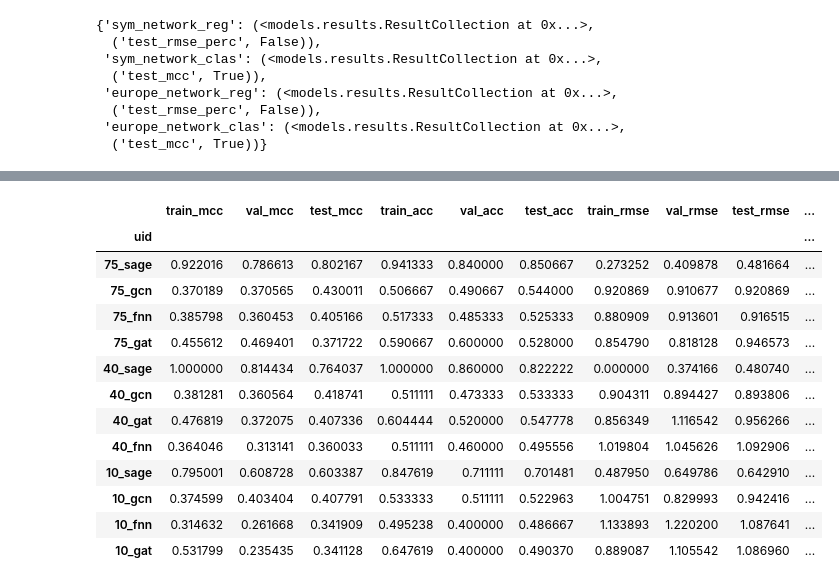
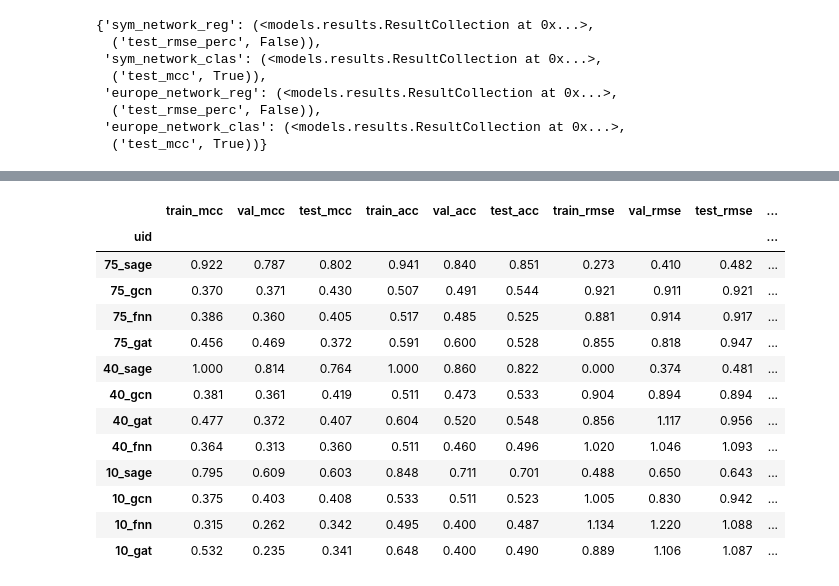
Before and after one commit to vibalcam/gnn-systemic-risk, a Jupyter notebook: notebooks/results.ipynb, the cells around one changed output, grey strips where cells are left out. Cells and saved outputs as stored; diff of their text form; code cells hidden in the pictures.

```diff
--- a/notebooks/results.ipynb
+++ b/notebooks/results.ipynb
@@ -144,17 +121,17 @@ r
 # %%
-r['sym_network_clas']
+r['sym_network_clas'].round(3)
 # %% [output]
 |  | train_mcc | val_mcc | test_mcc | train_acc | val_acc | test_acc | train_rmse | val_rmse | test_rmse | ... |
 | uid |  |  |  |  |  |  |  |  |  | ... |
-| 75_sage | 0.922016 | 0.786613 | 0.802167 | 0.941333 | 0.840000 | 0.850667 | 0.273252 | 0.409878 | 0.481664 | ... |
-| 75_gcn | 0.370189 | 0.370565 | 0.430011 | 0.506667 | 0.490667 | 0.544000 | 0.920869 | 0.910677 | 0.920869 | ... |
-| 75_fnn | 0.385798 | 0.360453 | 0.405166 | 0.517333 | 0.485333 | 0.525333 | 0.880909 | 0.913601 | 0.916515 | ... |
-| 75_gat | 0.455612 | 0.469401 | 0.371722 | 0.590667 | 0.600000 | 0.528000 | 0.854790 | 0.818128 | 0.946573 | ... |
-| 40_sage | 1.000000 | 0.814434 | 0.764037 | 1.000000 | 0.860000 | 0.822222 | 0.000000 | 0.374166 | 0.480740 | ... |
-| 40_gcn | 0.381281 | 0.360564 | 0.418741 | 0.511111 | 0.473333 | 0.533333 | 0.904311 | 0.894427 | 0.893806 | ... |
-| 40_gat | 0.476819 | 0.372075 | 0.407336 | 0.604444 | 0.520000 | 0.547778 | 0.856349 | 1.116542 | 0.956266 | ... |
-| 40_fnn | 0.364046 | 0.313141 | 0.360033 | 0.511111 | 0.460000 | 0.495556 | 1.019804 | 1.045626 | 1.092906 | ... |
-| 10_sage | 0.795001 | 0.608728 | 0.603387 | 0.847619 | 0.711111 | 0.701481 | 0.487950 | 0.649786 | 0.642910 | ... |
-| 10_gcn | 0.374599 | 0.403404 | 0.407791 | 0.533333 | 0.511111 | 0.522963 | 1.004751 | 0.829993 | 0.942416 | ... |
-| 10_fnn | 0.314632 | 0.261668 | 0.341909 | 0.495238 | 0.400000 | 0.486667 | 1.133893 | 1.220200 | 1.087641 | ... |
-| 10_gat | 0.531799 | 0.235435 | 0.341128 | 0.647619 | 0.400000 | 0.490370 | 0.889087 | 1.105542 | 1.086960 | ... |
+| 75_sage | 0.922 | 0.787 | 0.802 | 0.941 | 0.840 | 0.851 | 0.273 | 0.410 | 0.482 | ... |
+| 75_gcn | 0.370 | 0.371 | 0.430 | 0.507 | 0.491 | 0.544 | 0.921 | 0.911 | 0.921 | ... |
+| 75_fnn | 0.386 | 0.360 | 0.405 | 0.517 | 0.485 | 0.525 | 0.881 | 0.914 | 0.917 | ... |
+| 75_gat | 0.456 | 0.469 | 0.372 | 0.591 | 0.600 | 0.528 | 0.855 | 0.818 | 0.947 | ... |
+| 40_sage | 1.000 | 0.814 | 0.764 | 1.000 | 0.860 | 0.822 | 0.000 | 0.374 | 0.481 | ... |
+| 40_gcn | 0.381 | 0.361 | 0.419 | 0.511 | 0.473 | 0.533 | 0.904 | 0.894 | 0.894 | ... |
+| 40_gat | 0.477 | 0.372 | 0.407 | 0.604 | 0.520 | 0.548 | 0.856 | 1.117 | 0.956 | ... |
+| 40_fnn | 0.364 | 0.313 | 0.360 | 0.511 | 0.460 | 0.496 | 1.020 | 1.046 | 1.093 | ... |
+| 10_sage | 0.795 | 0.609 | 0.603 | 0.848 | 0.711 | 0.701 | 0.488 | 0.650 | 0.643 | ... |
+| 10_gcn | 0.375 | 0.403 | 0.408 | 0.533 | 0.511 | 0.523 | 1.005 | 0.830 | 0.942 | ... |
+| 10_fnn | 0.315 | 0.262 | 0.342 | 0.495 | 0.400 | 0.487 | 1.134 | 1.220 | 1.088 | ... |
+| 10_gat | 0.532 | 0.235 | 0.341 | 0.648 | 0.400 | 0.490 | 0.889 | 1.106 | 1.087 | ... |
```
Also changed, not shown: parts of 7 cells of this notebook, 54 other files.
